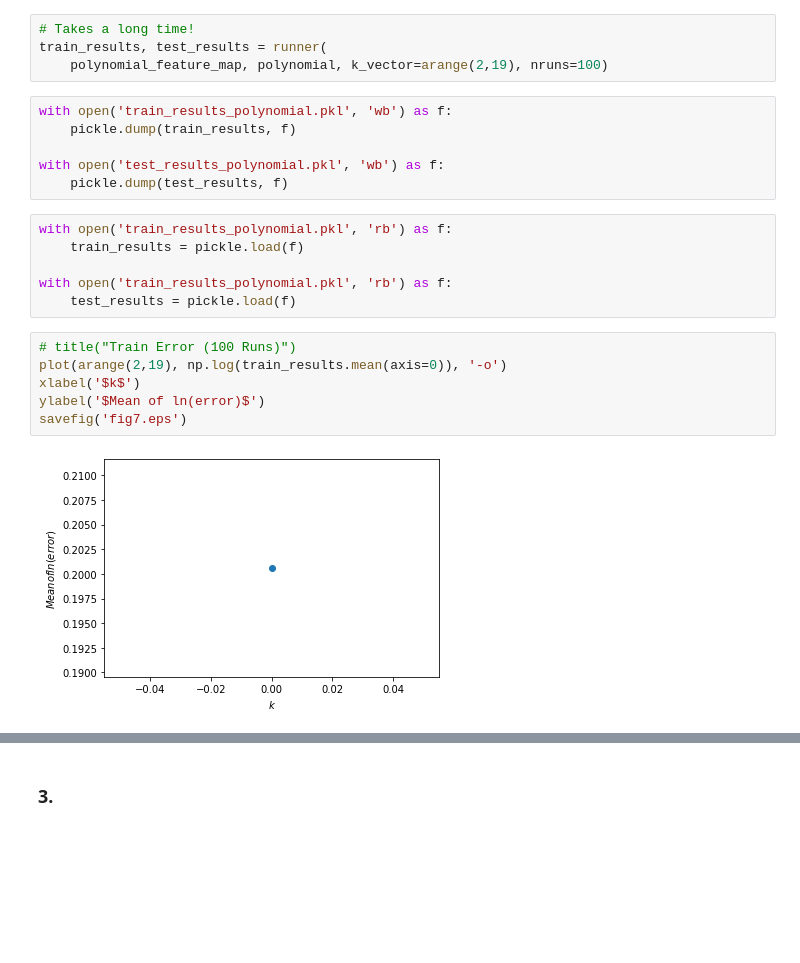
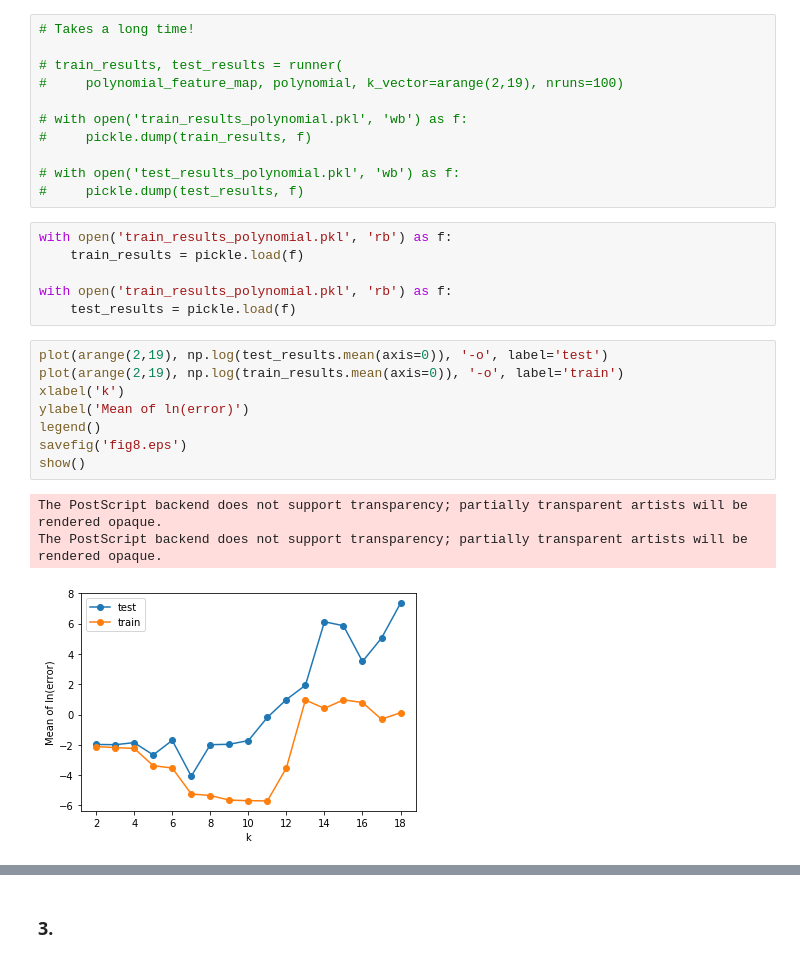
Before and after one commit to skailasa/ml, a Jupyter notebook: supervised_learning_course/coursework_1.ipynb, the cells around one changed output, grey strips where cells are left out. Drawn from its saved outputs; the diff is of its cells as text; blank space fills up the shorter version.

Commit message:
Fix another error in experiment

```diff
--- a/supervised_learning_course/coursework_1.ipynb
+++ b/supervised_learning_course/coursework_1.ipynb
@@ -404,14 +404,15 @@ def runner(feature_map, basis, k_vector, nruns=5):
     return np.array(train_error_all), np.array(test_error_all)
 # %%
 # Takes a long time!
-train_results, test_results = runner(
-    polynomial_feature_map, polynomial, k_vector=arange(2,19), nruns=100)
+
+# train_results, test_results = runner(
+#     polynomial_feature_map, polynomial, k_vector=arange(2,19), nruns=100)
+
+# with open('train_results_polynomial.pkl', 'wb') as f:
+#     pickle.dump(train_results, f)
+
+# with open('test_results_polynomial.pkl', 'wb') as f:
+#     pickle.dump(test_results, f)
-# %%
-with open('train_results_polynomial.pkl', 'wb') as f:
-    pickle.dump(train_results, f)
-
-with open('test_results_polynomial.pkl', 'wb') as f:
-    pickle.dump(test_results, f)
 # %%
 with open('train_results_polynomial.pkl', 'rb') as f:
     train_results = pickle.load(f)
@@ -419,10 +420,14 @@ with open('train_results_polynomial.pkl', 'rb') as f:
 with open('train_results_polynomial.pkl', 'rb') as f:
     test_results = pickle.load(f)
 # %%
-# title("Train Error (100 Runs)")
-plot(arange(2,19), np.log(train_results.mean(axis=0)), '-o')
-xlabel('$k$')
-ylabel('$Mean of ln(error)$')
-savefig('fig7.eps')
+plot(arange(2,19), np.log(test_results.mean(axis=0)), '-o', label='test')
+plot(arange(2,19), np.log(train_results.mean(axis=0)), '-o', label='train')
+xlabel('k')
+ylabel('Mean of ln(error)')
+legend()
+savefig('fig8.eps')
+show()
 # %% [output]
+The PostScript backend does not support transparency; partially transparent artists will be rendered opaque.
+The PostScript backend does not support transparency; partially transparent artists will be rendered opaque.
-[figure, old version]
+[figure, new version]
```
Also changed, not shown: parts of 10 cells of this notebook.
